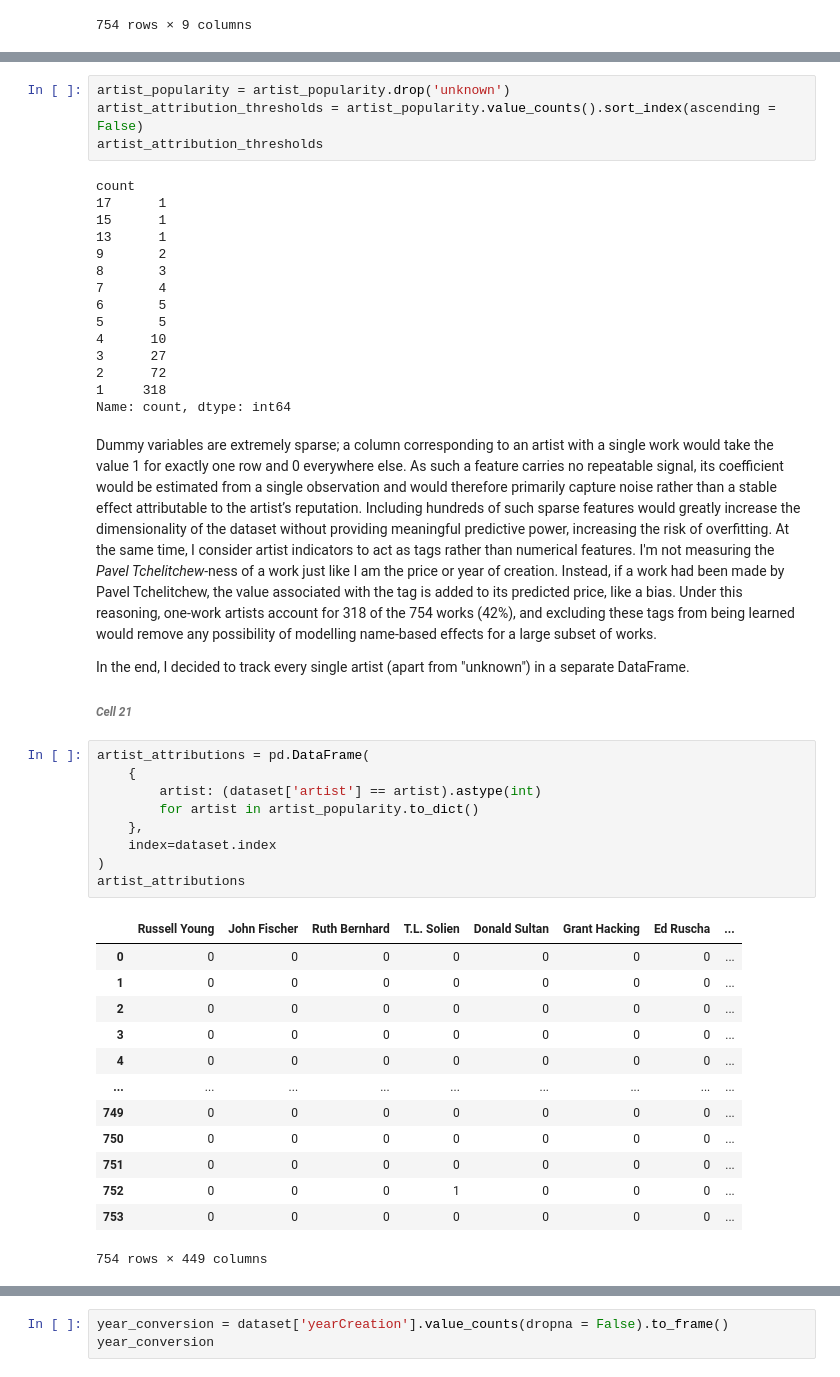
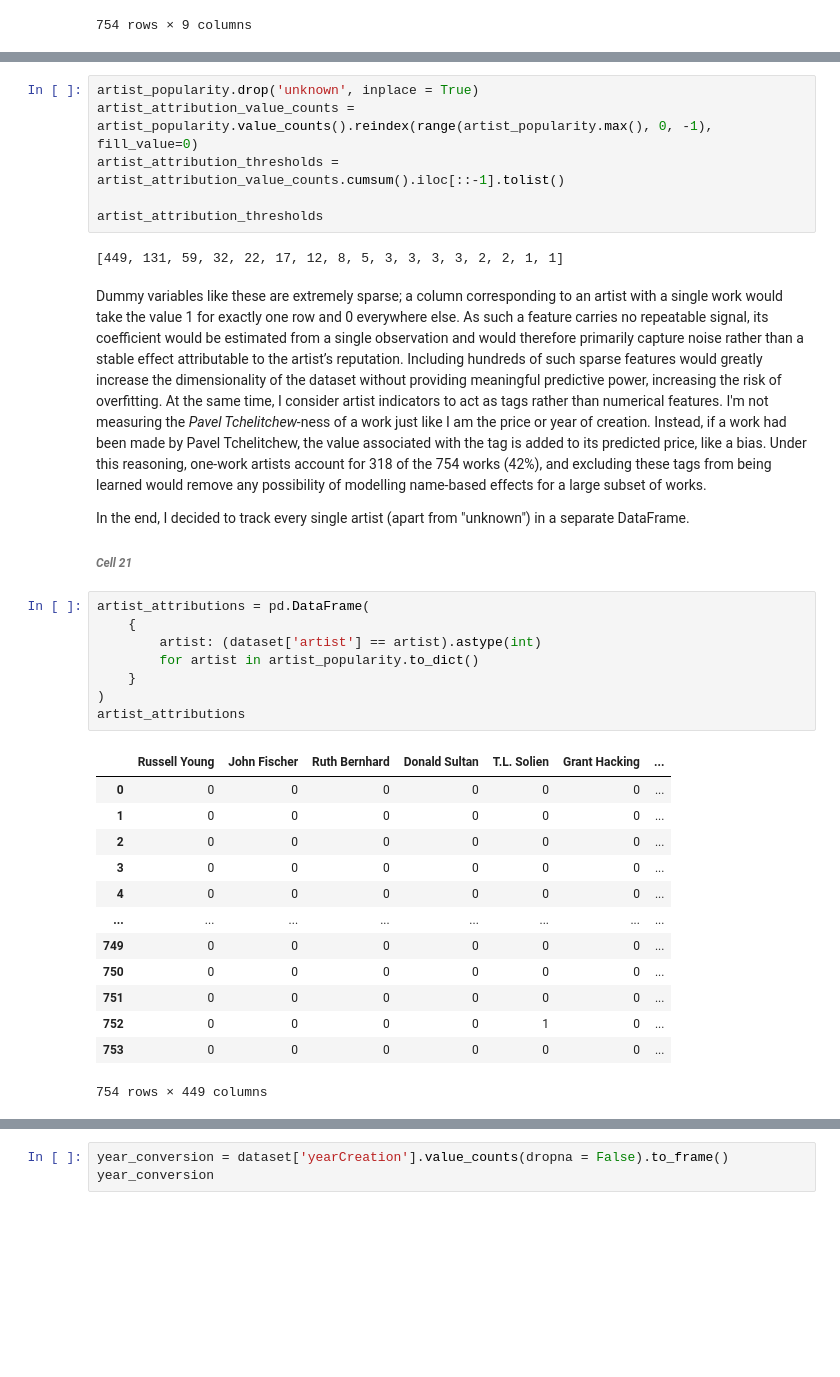
Before and after one commit to homeworkace/arthur, a Jupyter notebook: Mid-term.ipynb, the cells around one changed output, grey strips where cells are left out. Cells and saved outputs as stored; diff of their text form; blank space fills up the shorter version.

```diff
--- a/Mid-term.ipynb
+++ b/Mid-term.ipynb
@@ -386,49 +429,37 @@ However, as it was seen in the preview of the dataset above, and as seen below,
 ###### *Cell 20*
 # %%
-artist_popularity = artist_popularity.drop('unknown')
-artist_attribution_thresholds = artist_popularity.value_counts().sort_index(ascending = False)
+artist_popularity.drop('unknown', inplace = True)
+artist_attribution_value_counts = artist_popularity.value_counts().reindex(range(artist_popularity.max(), 0, -1), fill_value=0)
+artist_attribution_thresholds = artist_attribution_value_counts.cumsum().iloc[::-1].tolist()
+
 artist_attribution_thresholds
 # %% [output]
-count
-17      1
-15      1
-13      1
-9       2
-8       3
-7       4
-6       5
-5       5
-4      10
-3      27
-2      72
-1     318
-Name: count, dtype: int64
+[449, 131, 59, 32, 22, 17, 12, 8, 5, 3, 3, 3, 3, 2, 2, 1, 1]
 # %% [markdown]
-Dummy variables are extremely sparse; a column corresponding to an artist with a single work would take the value 1 for exactly one row and 0 everywhere else. As such a feature carries no repeatable signal, its coefficient would be estimated from a single observation and would therefore primarily capture noise rather than a stable effect attributable to the artist’s reputation. Including hundreds of such sparse features would greatly increase the dimensionality of the dataset without providing meaningful predictive power, increasing the risk of overfitting. At the same time, I consider artist indicators to act as tags rather than numerical features. I'm not measuring the *Pavel Tchelitchew*-ness of a work just like I am the price or year of creation. Instead, if a work had been made by Pavel Tchelitchew, the value associated with the tag is added to its predicted price, like a bias. Under this reasoning, one-work artists account for 318 of the 754 works (42%), and excluding these tags from being learned would remove any possibility of modelling name-based effects for a large subset of works.
+Dummy variables like these are extremely sparse; a column corresponding to an artist with a single work would take the value 1 for exactly one row and 0 everywhere else. As such a feature carries no repeatable signal, its coefficient would be estimated from a single observation and would therefore primarily capture noise rather than a stable effect attributable to the artist’s reputation. Including hundreds of such sparse features would greatly increase the dimensionality of the dataset without providing meaningful predictive power, increasing the risk of overfitting. At the same time, I consider artist indicators to act as tags rather than numerical features. I'm not measuring the *Pavel Tchelitchew*-ness of a work just like I am the price or year of creation. Instead, if a work had been made by Pavel Tchelitchew, the value associated with the tag is added to its predicted price, like a bias. Under this reasoning, one-work artists account for 318 of the 754 works (42%), and excluding these tags from being learned would remove any possibility of modelling name-based effects for a large subset of works.
 
 In the end, I decided to track every single artist (apart from "unknown") in a separate DataFrame.
 ###### *Cell 21*
 # %%
 artist_attributions = pd.DataFrame(
     {
         artist: (dataset['artist'] == artist).astype(int)
         for artist in artist_popularity.to_dict()
-    },
-    index=dataset.index
+    }
 )
 artist_attributions
 # %% [output]
-|  | Russell Young | John Fischer | Ruth Bernhard | T.L. Solien | Donald Sultan | Grant Hacking | Ed Ruscha | ... |
-| 0 | 0 | 0 | 0 | 0 | 0 | 0 | 0 | ... |
-| 1 | 0 | 0 | 0 | 0 | 0 | 0 | 0 | ... |
-| 2 | 0 | 0 | 0 | 0 | 0 | 0 | 0 | ... |
-| 3 | 0 | 0 | 0 | 0 | 0 | 0 | 0 | ... |
-| 4 | 0 | 0 | 0 | 0 | 0 | 0 | 0 | ... |
-| ... | ... | ... | ... | ... | ... | ... | ... | ... |
-| 749 | 0 | 0 | 0 | 0 | 0 | 0 | 0 | ... |
-| 750 | 0 | 0 | 0 | 0 | 0 | 0 | 0 | ... |
-| 751 | 0 | 0 | 0 | 0 | 0 | 0 | 0 | ... |
-| 752 | 0 | 0 | 0 | 1 | 0 | 0 | 0 | ... |
-| 753 | 0 | 0 | 0 | 0 | 0 | 0 | 0 | ... |
+|  | Russell Young | John Fischer | Ruth Bernhard | Donald Sultan | T.L. Solien | Grant Hacking | ... |
+| 0 | 0 | 0 | 0 | 0 | 0 | 0 | ... |
+| 1 | 0 | 0 | 0 | 0 | 0 | 0 | ... |
+| 2 | 0 | 0 | 0 | 0 | 0 | 0 | ... |
+| 3 | 0 | 0 | 0 | 0 | 0 | 0 | ... |
+| 4 | 0 | 0 | 0 | 0 | 0 | 0 | ... |
+| ... | ... | ... | ... | ... | ... | ... | ... |
+| 749 | 0 | 0 | 0 | 0 | 0 | 0 | ... |
+| 750 | 0 | 0 | 0 | 0 | 0 | 0 | ... |
+| 751 | 0 | 0 | 0 | 0 | 0 | 0 | ... |
+| 752 | 0 | 0 | 0 | 0 | 1 | 0 | ... |
+| 753 | 0 | 0 | 0 | 0 | 0 | 0 | ... |
 754 rows × 449 columns
 # %% [markdown]
```
Also changed, not shown: parts of 44 cells of this notebook.
